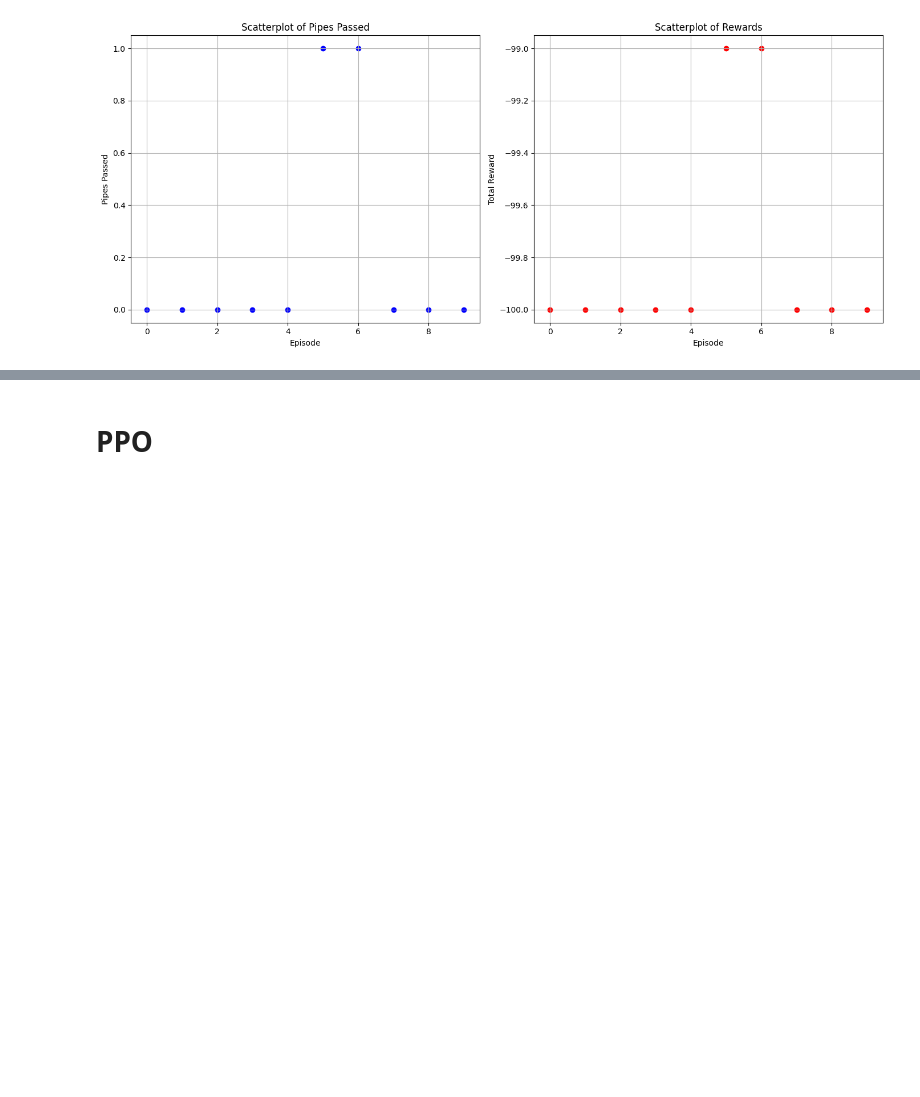
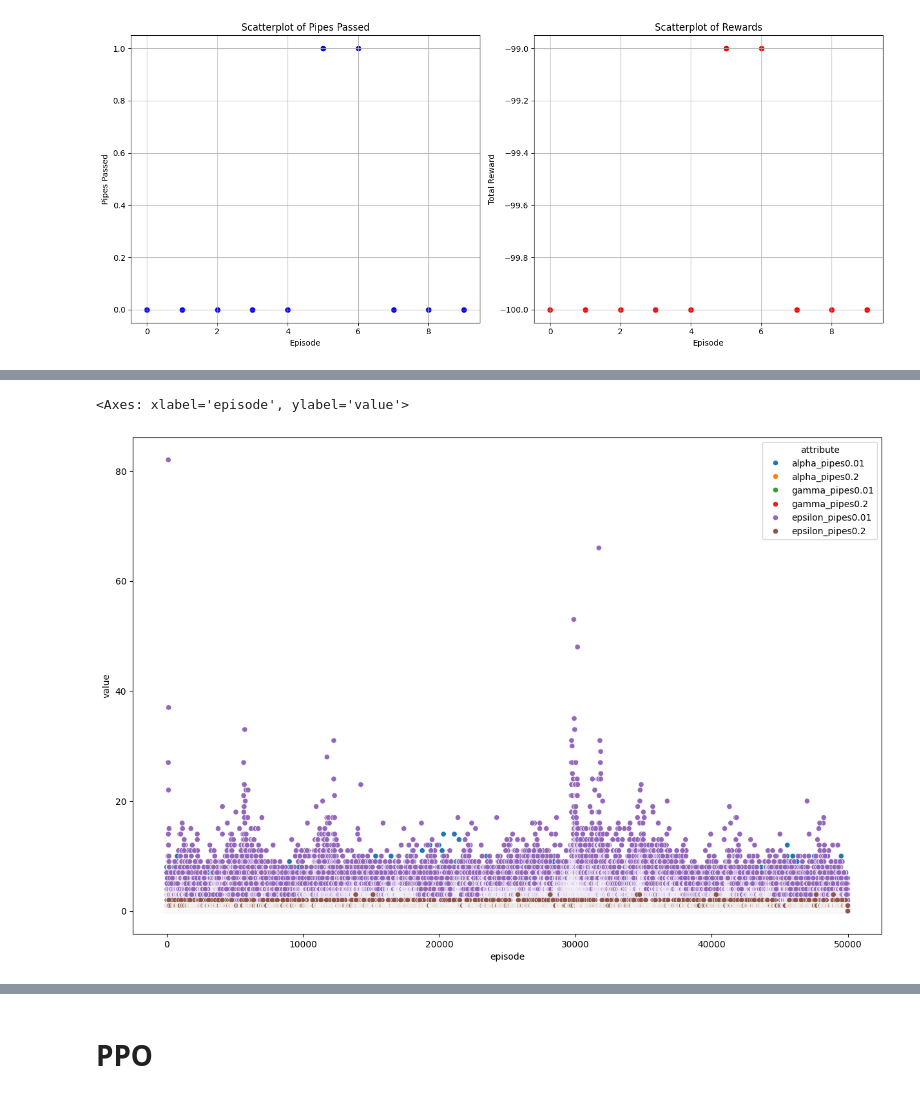
Before and after one commit to TobiasLudwig02/RLFlappyBird, a Jupyter notebook: q_learnin_env1.ipynb, the cells around one changed output, grey strips where cells are left out. Cells and saved outputs as stored; diff of their text form; code cells hidden in the pictures; blank space fills up the shorter version.

```diff
--- a/q_learnin_env1.ipynb
+++ b/q_learnin_env1.ipynb
@@ -458,0 +1600,11 @@ plt.show()
+# %%
+# Erstellen einer Liste mit Zahlen von 1 bis 50000, die so oft wiederholt wird, bis die Liste 3500000 Elemente lang ist
+repeated_list = list(range(1, 50001)) * (3000000 // 50000)
+
+# Hinzufügen der verbleibenden Elemente, um genau 3500000 Elemente zu erreichen
+remaining_elements = 3000000 % 50000
+if remaining_elements > 0:
+    repeated_list.extend(list(range(1, remaining_elements + 1)))
+
+# Überprüfen der Länge der Liste, um zu bestätigen, dass sie 3500000 Elemente lang ist
+print(len(repeated_list))  # Sollte 3500000 anzeigen
@@ -458,0 +1613,11 @@ plt.show()
+# %%
+df_hyper = pd.read_csv("models_qlearning.train_progress.csv")
+# Löschen aller Spalten, die das Wort 'reward' enthalten
+columns_to_drop = [col for col in df_hyper.columns if 'reward' in col]
+df_hyper = df_hyper.drop(columns=columns_to_drop)
+df_hyper = df_hyper.drop(columns="Unnamed: 0")
+#df_hyper["episode"]= repeated_list
+# Umformen des DataFrames, sodass die Spaltennamen zu Attributen und die Werte in einer einzigen Spalte zusammengefasst werden
+df_hyper = pd.melt(df_hyper, var_name='attribute', value_name='pipe')
+df_hyper["episode"]= repeated_list
+df_hyper
@@ -458,0 +1638,10 @@ plt.show()
+# %%
+# Setting the size of the plot
+plt.figure(figsize=(15, 10))
+
+# Creating a scatter plot matrix
+import seaborn as sns
+sns.scatterplot(data=df_hyper, x="episode", y="pipe", hue="attribute")#, style="time")
+# %% [output]
+<Axes: xlabel='episode', ylabel='value'>
+[figure, added]
```
Also changed, not shown: parts of 34 cells of this notebook, 1 other file.
